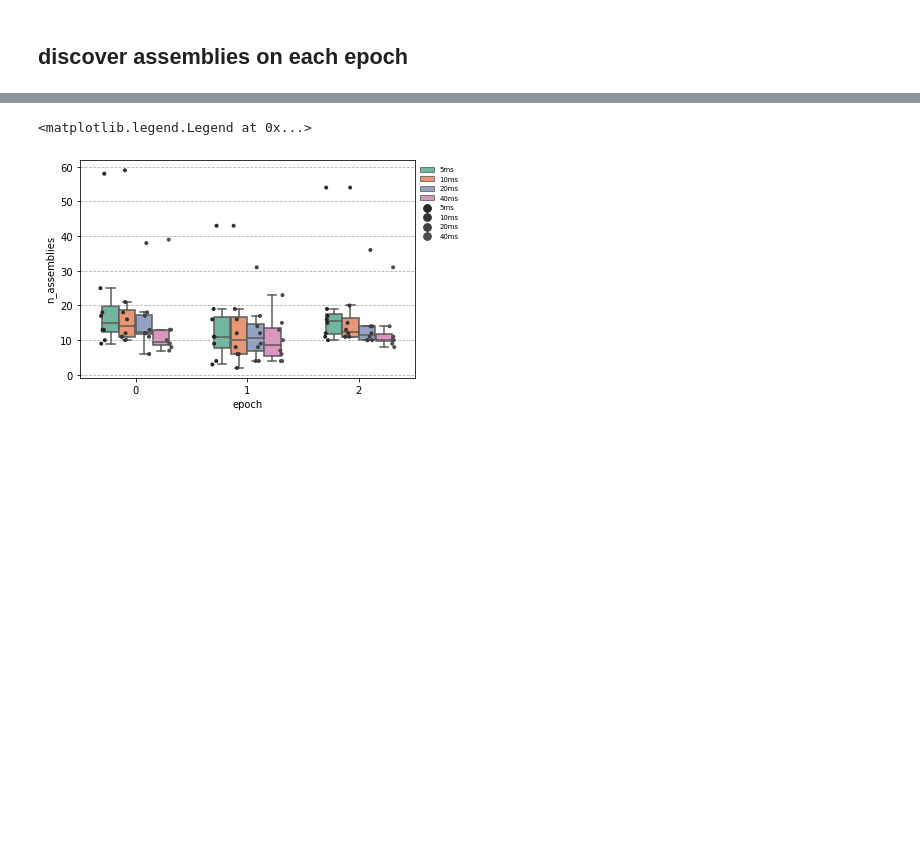
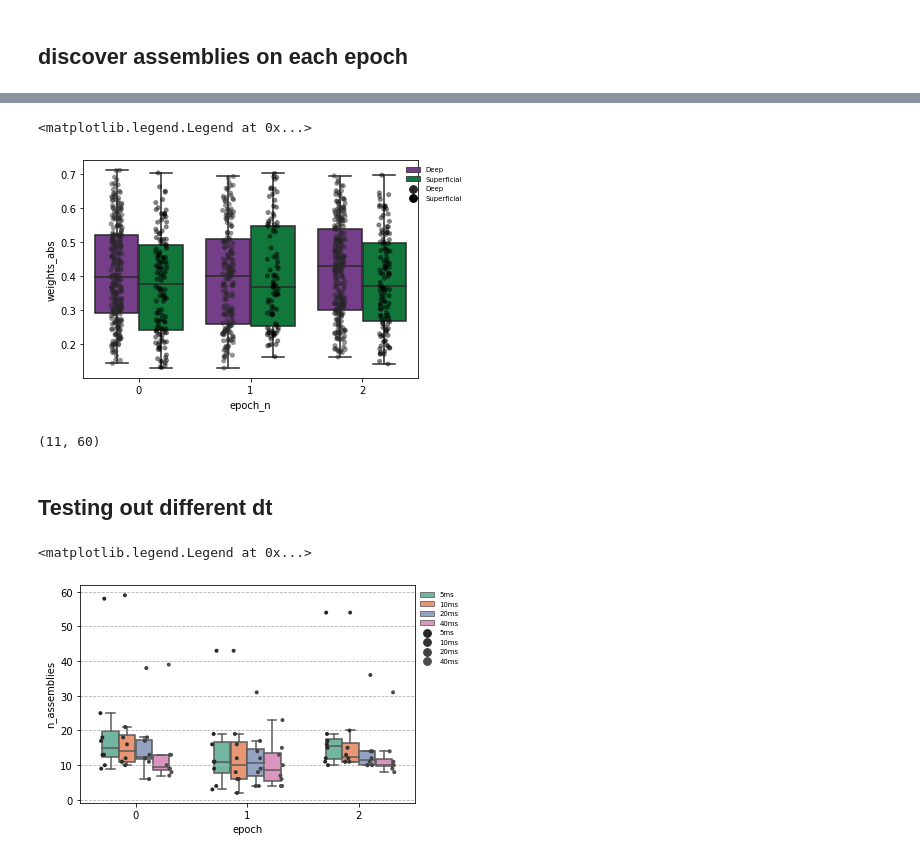
Before and after one commit to ryanharvey1/ripple_heterogeneity, a Jupyter notebook: python/notebooks/assembly_pre_task_post.ipynb, the cells around one changed output, grey strips where cells are left out. Drawn from its saved outputs; the diff is of its cells as text; code cells hidden in the pictures; blank space fills up the shorter version.

```diff
--- a/python/notebooks/assembly_pre_task_post.ipynb
+++ b/python/notebooks/assembly_pre_task_post.ipynb
@@ -85,3 +81,52 @@ assembly_individual_epochs.assembly_run(df,save_path,parallel=True)
+# %%
+df = assembly_individual_epochs.load_assem_epoch_data(save_path)
+
+LAYERDIST = 30
+deep = -LAYERDIST
+middle = [-LAYERDIST, LAYERDIST]
+sup = LAYERDIST
+df.loc[df.deepSuperficialDistance <= deep, "deepSuperficial"] = "Deep"
+df.loc[(df.deepSuperficialDistance > middle[0]) & (df.deepSuperficialDistance < middle[1]),"deepSuperficial",] = "middle"
+df.loc[df.deepSuperficialDistance >= sup, "deepSuperficial"] = "Superficial"
+# %%
+group_colors = {"Deep": "#7b3294", "Superficial": "#008837"}
+sns.set_palette(sns.color_palette(group_colors.values()))
+
+df['weights_abs'] = df.weights.abs()
+
+sns.boxplot(
+    x="epoch_n",
+    y="weights_abs",
+    hue="deepSuperficial",
+    hue_order=group_colors.keys(),
+    data=df[df.membership],
+)
+
+sns.stripplot(
+    x="epoch_n",
+    y="weights_abs",
+    hue="deepSuperficial",
+    hue_order=group_colors.keys(),
+    data=df[df.membership],
+    dodge=True,
+    color="k",
+    alpha=0.5,
+)
+
+axs = plt.gca()
+axs.legend(
+    loc="best", bbox_to_anchor=(0.65, -0.2, 0.5, 1.2), fontsize="x-small", frameon=False
+)
+# %% [output]
+<matplotlib.legend.Legend at 0x...>
+[figure, added]
+# %%
+patterns_keep,is_member_keep,keep_assembly,is_member = functions.find_sig_assemblies(results['patterns'][0])
+patterns_keep.shape
+# %% [output]
+(11, 60)
+# %% [markdown]
+## Testing out different dt
 # %%
 def load_assem_epoch_data(save_path):
 
```
Also changed, not shown: parts of 5 cells of this notebook, 1 other file.
